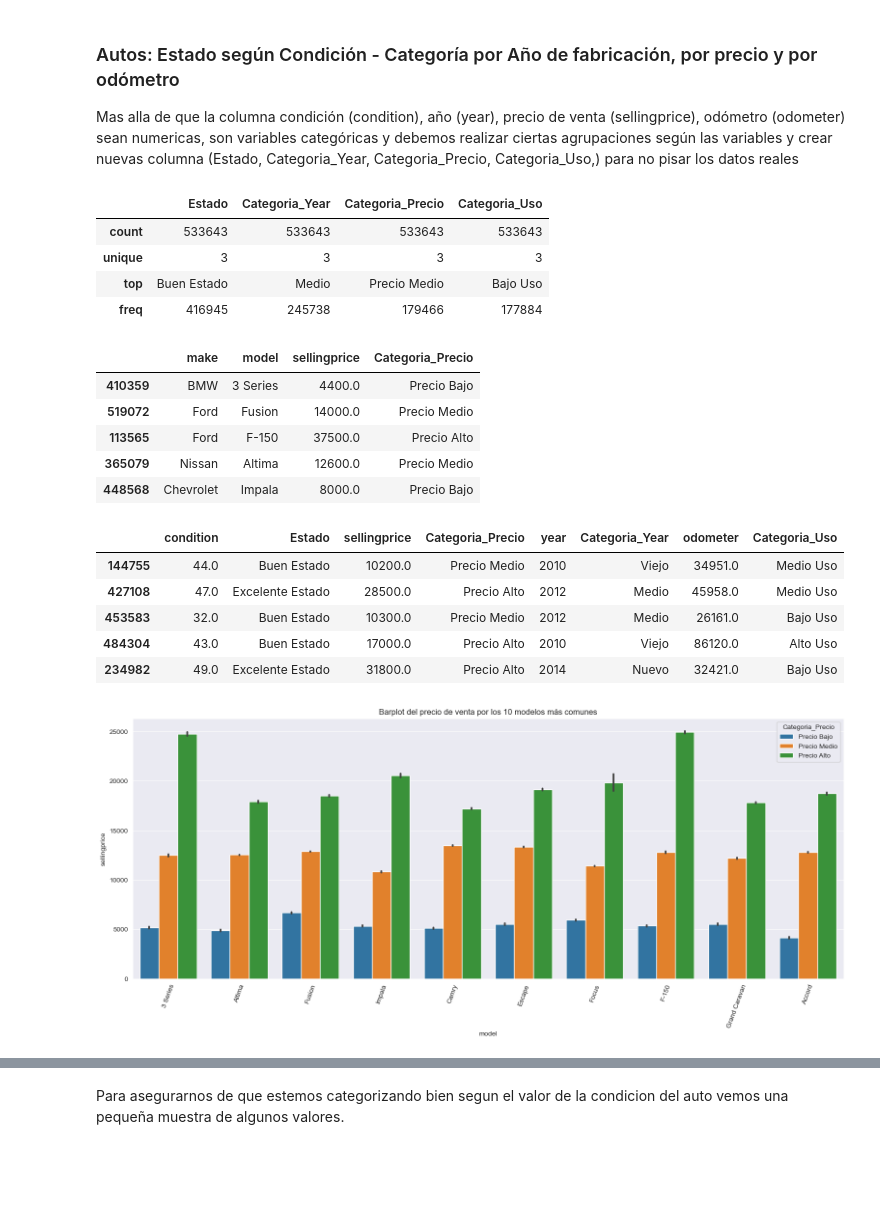
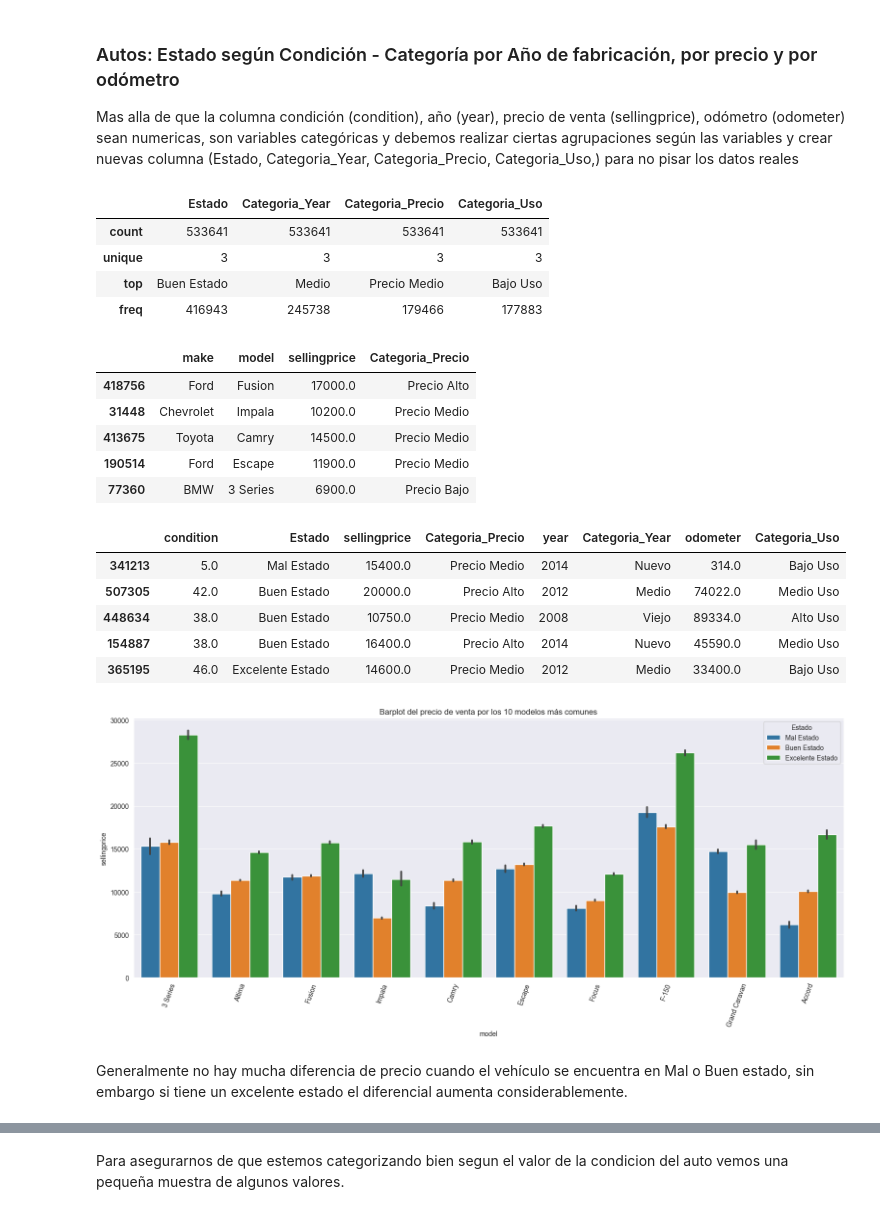
Before and after one commit to maxidom99/DataScience-CoderHouse, a Jupyter notebook: ProyectoDS_ParteI_Dominguez.ipynb, the cells around one changed output, grey strips where cells are left out. Cells and saved outputs as stored; diff of their text form; code cells hidden in the pictures; blank space fills up the shorter version.

```diff
--- a/ProyectoDS_ParteI_Dominguez.ipynb
+++ b/ProyectoDS_ParteI_Dominguez.ipynb
@@ -221,6 +222,7 @@ print(df['transmission'].isnull().sum())
 # %% [markdown]
 Luego de realizar un relleno de dos columnas importantes para nuestros análisis eliminamos las filas donde haya un valor vacío ya que no son muchas en relación a la cantidad de datos que tenemos.
 # %%
+df.replace("", np.nan, inplace=True)
 df = df.dropna()
 print(f'Número de filas después del filtrado: {len(df)}')
 # %% [output]
@@ -265,6 +267,12 @@ ford_escape[['make', 'model', 'sellingprice']]
 | 411717 | Ford | Escape | 26900.0 |
 # %% [markdown]
 Arriba podemos ver que es un claro error de datos, por lo que no se tendra en cuenta para el analisis, los borrare y procedere a graficar.
+# %%
+df = df.drop(df[(df.make == 'Ford') & (df.model == 'Escape') & (df.sellingprice >= 108200.0 )].index)
+
+df_top_sellingprice = df.drop(df[(df.make == 'Ford')
+                                 & (df.model == 'Escape')
+                                 & (df.sellingprice >= 108200.0 )].index).sort_values(by='sellingprice', ascending=False).head(149)[['make', 'sellingprice']]
 # %% [markdown]
 ## Visualizaciones
 # %%
@@ -303,35 +311,32 @@ plt.show()
 
 Mas alla de que la columna condición (condition), año (year), precio de venta (sellingprice), odómetro (odometer) sean numericas, son variables categóricas y debemos realizar ciertas agrupaciones según las variables y crear nuevas columna (Estado, Categoria_Year, Categoria_Precio, Categoria_Uso,) para no pisar los datos reales
 # %%
+# Construir variables categóricas
 df['Estado'] = pd.cut(df['condition'], bins=[0, 10, 45, 50], labels=["Mal Estado", "Buen Estado", "Excelente Estado"])
+df['Categoria_Year'] = pd.qcut(df['year'], q=3, labels=['Viejo', 'Medio', 'Nuevo'])
+df['Categoria_Precio'] = pd.qcut(df['sellingprice'], q=3, labels=['Precio Bajo', 'Precio Medio', 'Precio Alto'])
+df['Categoria_Uso'] = pd.qcut(df['odometer'], q=3, labels=['Bajo Uso', 'Medio Uso', 'Alto Uso'])
 
-df['Categoria_Year'] = pd.qcut(df['year'], q=3, labels=['Viejo', 'Medio', 'Nuevo'])
-Categoria_x_Year = pd.DataFrame(df['Categoria_Year'].value_counts()).reset_index()
-
-df['Categoria_Precio'] = pd.qcut(df['sellingprice'], q=3, labels=['Precio Bajo', 'Precio Medio', 'Precio Alto'])
-Categorias_x_Precio = pd.DataFrame(df['Categoria_Precio'].value_counts()).reset_index()
-
-df['Categoria_Uso'] = pd.qcut(df['odometer'], q=3, labels=['Bajo Uso', 'Medio Uso', 'Alto Uso'])
-Categoria_x_Year = pd.DataFrame(df['Categoria_Uso'].value_counts()).reset_index()
-
+# Convertir a tipo categórico
 df['Estado'] = df['Estado'].astype('category')
 df['Categoria_Year'] = df['Categoria_Year'].astype('category')
 df['Categoria_Precio'] = df['Categoria_Precio'].astype('category')
 df['Categoria_Uso'] = df['Categoria_Uso'].astype('category')
 
-# Convertir 'Estado', 'Categoria_Year' y 'Categoria_Precio' a una variable con valores numéricos
+# Convertir a códigos numéricos
 df['Estado_num'] = df['Estado'].cat.codes
 df['Categoria_Year_num'] = df['Categoria_Year'].cat.codes
 df['Categoria_Precio_num'] = df['Categoria_Precio'].cat.codes
 df['Categoria_Uso_num'] = df['Categoria_Uso'].cat.codes
 
+# Revisar estadísticas descriptivas de categorías
 df.describe(include='category')
 # %% [output]
 |  | Estado | Categoria_Year | Categoria_Precio | Categoria_Uso |
-| count | 533643 | 533643 | 533643 | 533643 |
+| count | 533641 | 533641 | 533641 | 533641 |
 | unique | 3 | 3 | 3 | 3 |
 | top | Buen Estado | Medio | Precio Medio | Bajo Uso |
-| freq | 416945 | 245738 | 179466 | 177884 |
+| freq | 416943 | 245738 | 179466 | 177883 |
 # %%
 # Filtrando los 10 modelos mas vendidos
 top_models = df['model'].value_counts().nlargest(10).index
@@ -339,11 +344,11 @@ top_model_data = df[df['model'].isin(top_models)]
 top_model_data[['make', 'model','sellingprice','Categoria_Precio']].sort_values(by='model', ascending=False).sample(n=5)
 # %% [output]
 |  | make | model | sellingprice | Categoria_Precio |
-| 410359 | BMW | 3 Series | 4400.0 | Precio Bajo |
-| 519072 | Ford | Fusion | 14000.0 | Precio Medio |
-| 113565 | Ford | F-150 | 37500.0 | Precio Alto |
-| 365079 | Nissan | Altima | 12600.0 | Precio Medio |
-| 448568 | Chevrolet | Impala | 8000.0 | Precio Bajo |
+| 418756 | Ford | Fusion | 17000.0 | Precio Alto |
+| 31448 | Chevrolet | Impala | 10200.0 | Precio Medio |
+| 413675 | Toyota | Camry | 14500.0 | Precio Medio |
+| 190514 | Ford | Escape | 11900.0 | Precio Medio |
+| 77360 | BMW | 3 Series | 6900.0 | Precio Bajo |
 # %%
 #Muestra de las nuevas columnas comparadas con las columnas anteriores
 df[['condition', 'Estado',
@@ -352,20 +357,22 @@ df[['condition', 'Estado',
     'odometer', 'Categoria_Uso']].sample(n=5)
 # %% [output]
 |  | condition | Estado | sellingprice | Categoria_Precio | year | Categoria_Year | odometer | Categoria_Uso |
-| 144755 | 44.0 | Buen Estado | 10200.0 | Precio Medio | 2010 | Viejo | 34951.0 | Medio Uso |
-| 427108 | 47.0 | Excelente Estado | 28500.0 | Precio Alto | 2012 | Medio | 45958.0 | Medio Uso |
-| 453583 | 32.0 | Buen Estado | 10300.0 | Precio Medio | 2012 | Medio | 26161.0 | Bajo Uso |
-| 484304 | 43.0 | Buen Estado | 17000.0 | Precio Alto | 2010 | Viejo | 86120.0 | Alto Uso |
-| 234982 | 49.0 | Excelente Estado | 31800.0 | Precio Alto | 2014 | Nuevo | 32421.0 | Bajo Uso |
+| 341213 | 5.0 | Mal Estado | 15400.0 | Precio Medio | 2014 | Nuevo | 314.0 | Bajo Uso |
+| 507305 | 42.0 | Buen Estado | 20000.0 | Precio Alto | 2012 | Medio | 74022.0 | Medio Uso |
+| 448634 | 38.0 | Buen Estado | 10750.0 | Precio Medio | 2008 | Viejo | 89334.0 | Alto Uso |
+| 154887 | 38.0 | Buen Estado | 16400.0 | Precio Alto | 2014 | Nuevo | 45590.0 | Medio Uso |
+| 365195 | 46.0 | Excelente Estado | 14600.0 | Precio Medio | 2012 | Medio | 33400.0 | Bajo Uso |
 # %%
-# Boxplot del precio de venta por modelo (mostrando solo los 10 modelos más comunes)
+# Barplot del precio de venta por modelo (mostrando solo los 10 modelos más comunes)
 plt.figure(figsize=(19, 7))
-sns.barplot(x='model', y='sellingprice', hue='Categoria_Precio', data=top_model_data)
+sns.barplot(x='model', y='sellingprice', hue='Estado', data=top_model_data)
 plt.xticks(rotation=70)
 plt.title('Barplot del precio de venta por los 10 modelos más comunes')
 plt.show()
 # %% [output]
-[figure, old version]
+[figure, new version]
+# %% [markdown]
+Generalmente no hay mucha diferencia de precio cuando el vehículo se encuentra en Mal o Buen estado, sin embargo si tiene un excelente estado el diferencial aumenta considerablemente.
 # %%
 # Top 5 de los autos mas vendidos
 frec = df[['make','model']].value_counts().reset_index()
```
Also changed, not shown: parts of 83 cells of this notebook.
